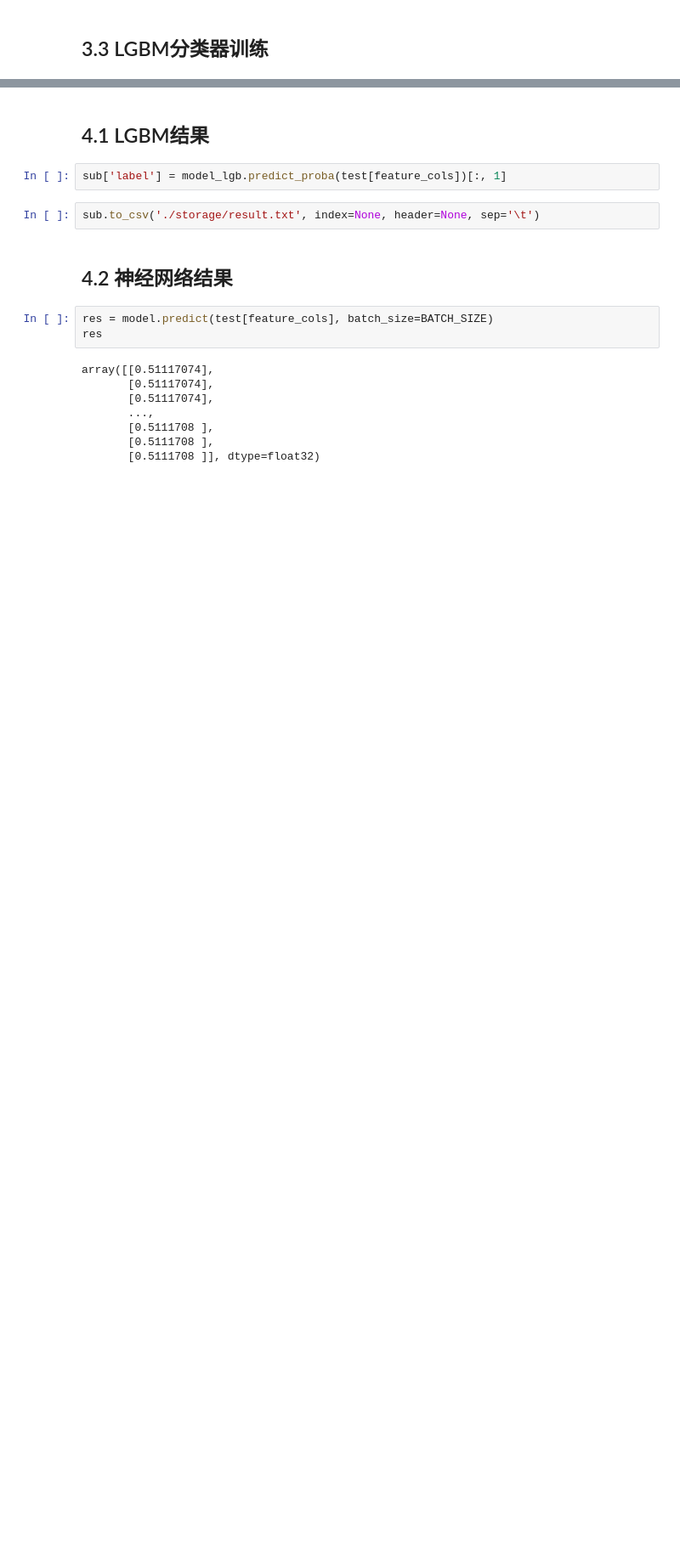
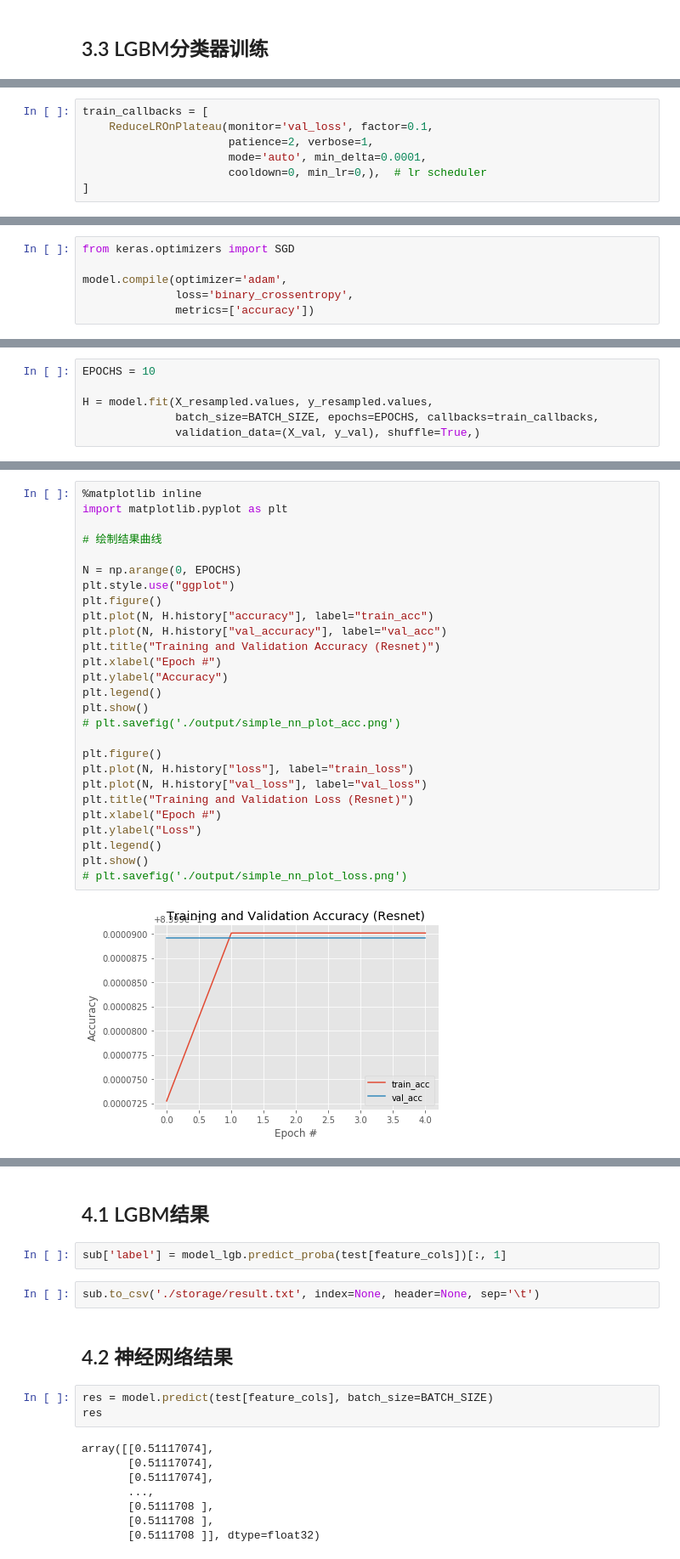
Before and after one commit to mokizzz/python_datamining_rayiooo, a Jupyter notebook: project3/main_v4.ipynb, the cells around one changed output, grey strips where cells are left out. Shown at 85% size. Saved outputs shown, nothing was run; the diff lists cells and outputs as text; blank space fills up the shorter version.

```diff
--- a/project3/main_v4.ipynb
+++ b/project3/main_v4.ipynb
@@ -720,0 +615,7 @@ test = read_param('test')
+# %%
+train_callbacks = [
+    ReduceLROnPlateau(monitor='val_loss', factor=0.1,
+                      patience=2, verbose=1,
+                      mode='auto', min_delta=0.0001,
+                      cooldown=0, min_lr=0,),  # lr scheduler
+]
@@ -720,0 +660,6 @@ test = read_param('test')
+# %%
+from keras.optimizers import SGD
+
+model.compile(optimizer='adam',
+              loss='binary_crossentropy',
+              metrics=['accuracy'])
@@ -720,0 +668,6 @@ test = read_param('test')
+# %%
+EPOCHS = 10
+
+H = model.fit(X_resampled.values, y_resampled.values,
+              batch_size=BATCH_SIZE, epochs=EPOCHS, callbacks=train_callbacks,
+              validation_data=(X_val, y_val), shuffle=True,)
@@ -720,0 +692,29 @@ test = read_param('test')
+# %%
+%matplotlib inline
+import matplotlib.pyplot as plt
+
+# 绘制结果曲线
+
+N = np.arange(0, EPOCHS)
+plt.style.use("ggplot")
+plt.figure()
+plt.plot(N, H.history["accuracy"], label="train_acc")
+plt.plot(N, H.history["val_accuracy"], label="val_acc")
+plt.title("Training and Validation Accuracy (Resnet)")
+plt.xlabel("Epoch #")
+plt.ylabel("Accuracy")
+plt.legend()
+plt.show()
+# plt.savefig('./output/simple_nn_plot_acc.png')
+
+plt.figure()
+plt.plot(N, H.history["loss"], label="train_loss")
+plt.plot(N, H.history["val_loss"], label="val_loss")
+plt.title("Training and Validation Loss (Resnet)")
+plt.xlabel("Epoch #")
+plt.ylabel("Loss")
+plt.legend()
+plt.show()
+# plt.savefig('./output/simple_nn_plot_loss.png')
+# %% [output]
+[figure, added]
```
Also changed, not shown: parts of 59 cells of this notebook, 9 other files.
